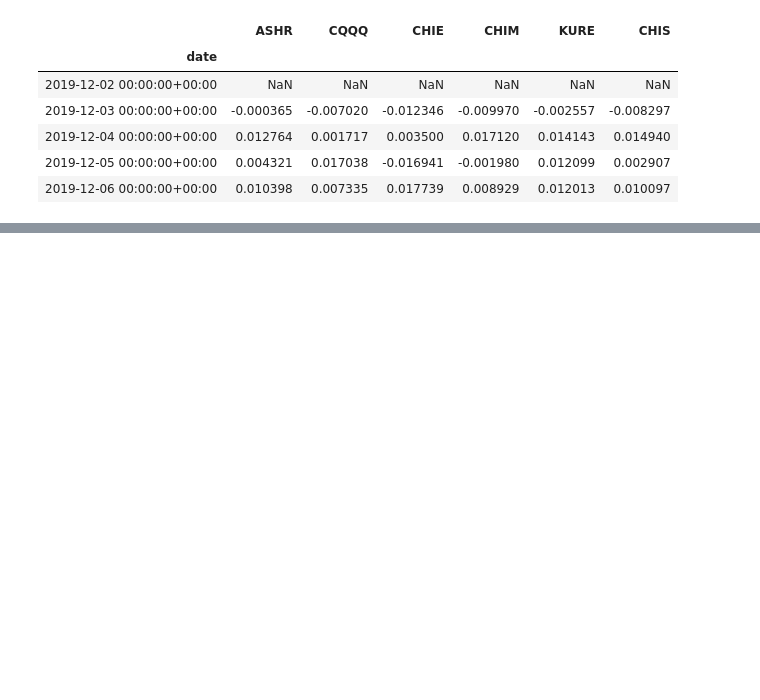
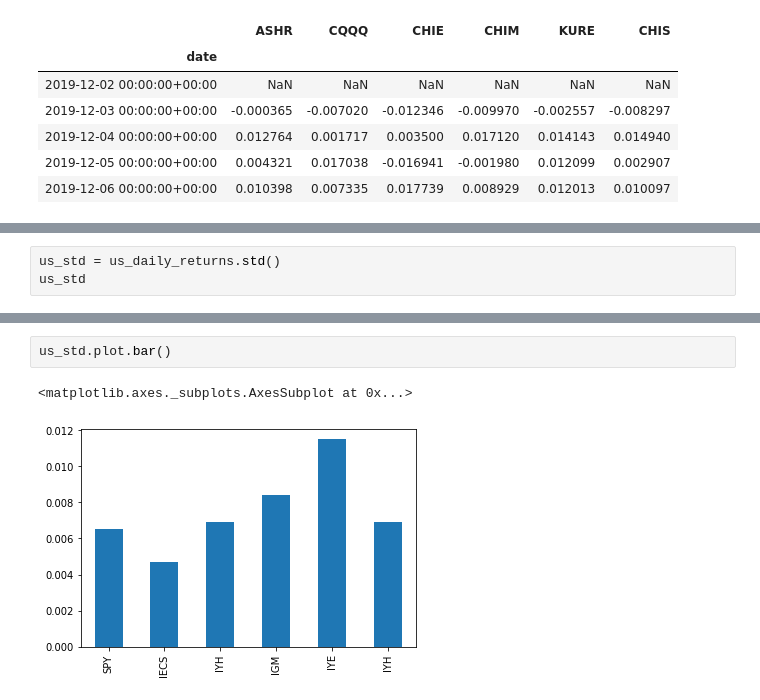
Before and after one commit to sselvakularanjan/FinTech-Project-1, a Jupyter notebook: China vs US.ipynb, the cells around one changed output, grey strips where cells are left out. Saved outputs shown, nothing was run; the diff lists cells and outputs as text; blank space fills up the shorter version.

```diff
--- a/China vs US.ipynb
+++ b/China vs US.ipynb
@@ -55,0 +95,3 @@ us_ticker_df = client.get_dataframe(['SP500','', '', '', '', ''],
+# %%
+us_std = us_daily_returns.std()
+us_std
@@ -55,0 +111,5 @@ us_ticker_df = client.get_dataframe(['SP500','', '', '', '', ''],
+# %%
+us_std.plot.bar()
+# %% [output]
+<matplotlib.axes._subplots.AxesSubplot at 0x...>
+[figure, added]
```
Also changed, not shown: parts of 9 cells of this notebook.
